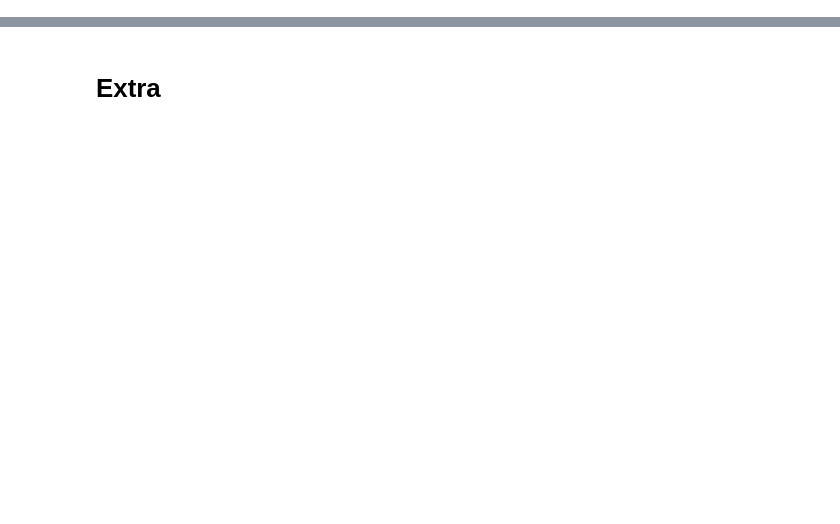
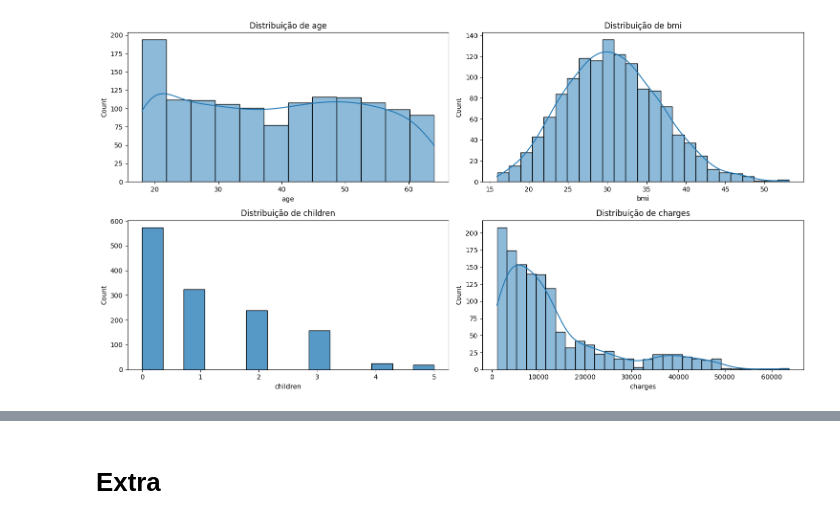
Before and after one commit to umtaldejr/IADT-Fase-1, a Jupyter notebook: IADT_Fase_1.ipynb, the cells around one changed output, grey strips where cells are left out. Saved outputs shown, nothing was run; the diff lists cells and outputs as text; code cells hidden in the pictures; blank space fills up the shorter version.

```diff
--- a/IADT_Fase_1.ipynb
+++ b/IADT_Fase_1.ipynb
@@ -205,0 +208,16 @@ df_encoded = df_encoded.astype({col: int for col in df_encoded.select_dtypes('bo
+# %%
+# Gera histogramas para visualizar a distribuição das variáveis numéricas: age, bmi, children e charges.
+
+def plot_histogram(df, column, ax=None, kde=True):
+    sns.histplot(df[column], kde=kde, ax=ax)
+    ax.set_title(f"Distribuição de {column}")
+
+cols = ["age", "bmi", "children", "charges"]
+fig, axs = plt.subplots(2, 2, figsize=(15, 8))
+for col, ax in zip(cols, axs.ravel()):
+    kde_flag = False if col == "children" else True
+    plot_histogram(df, col, ax, kde=kde_flag)
+plt.tight_layout()
+plt.show()
+# %% [output]
+[figure, added]
```
Also changed, not shown: parts of 120 cells of this notebook.
